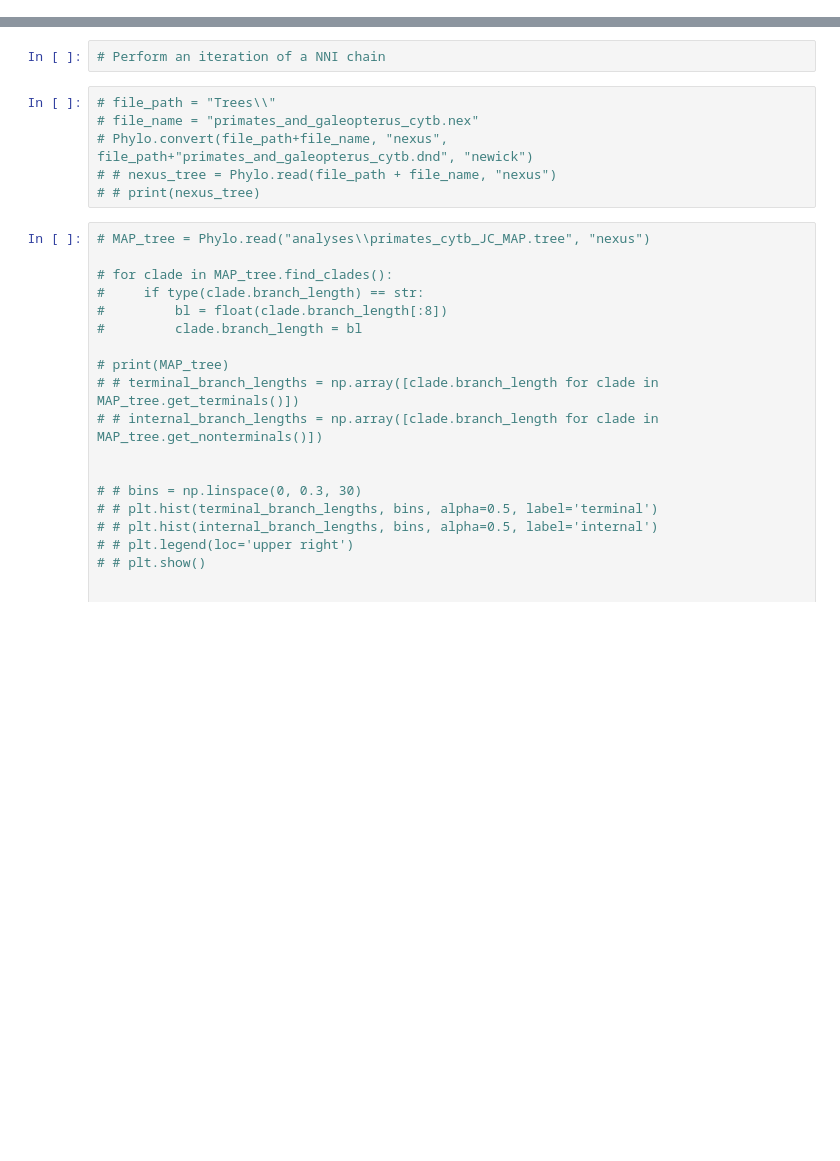
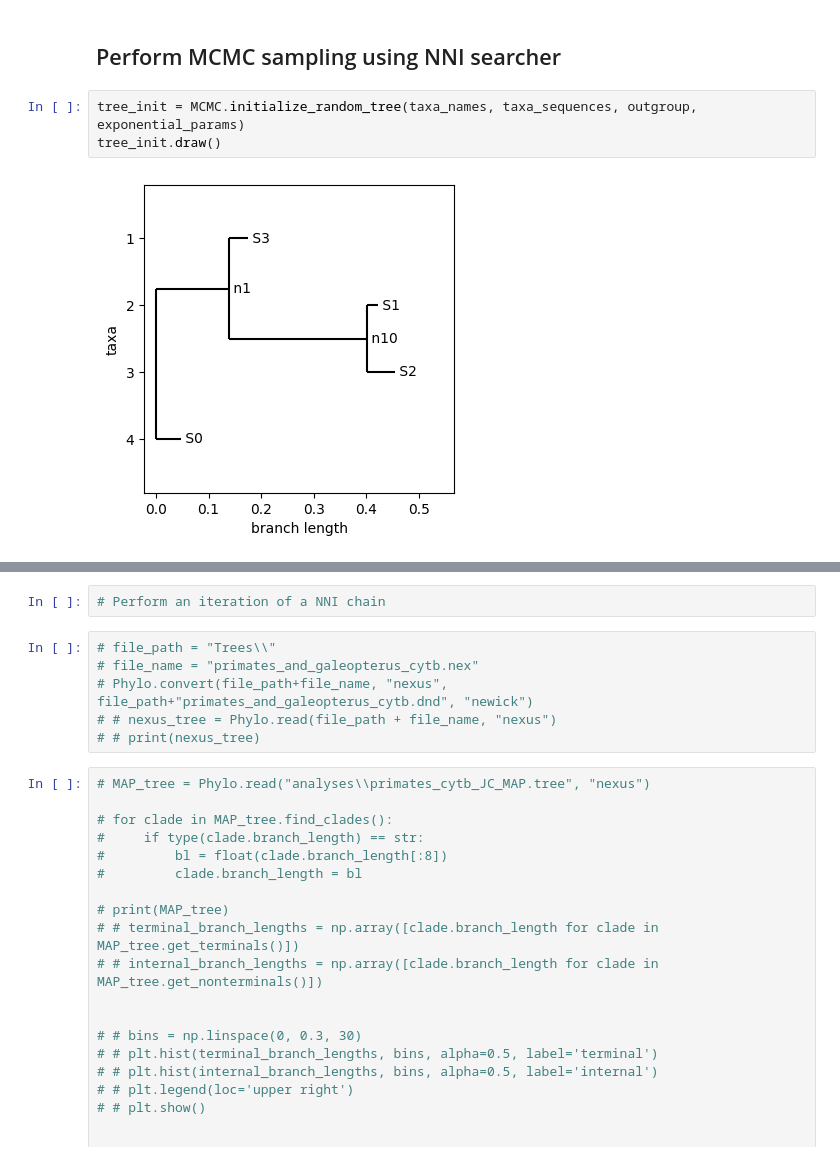
Before and after one commit to LeonMengoni/Bayesian-Phylogenetics, a Jupyter notebook: BayesianPhylogenetics.ipynb, the cells around one changed output, grey strips where cells are left out. Saved outputs shown, nothing was run; the diff lists cells and outputs as text; blank space fills up the shorter version.

```diff
--- a/BayesianPhylogenetics.ipynb
+++ b/BayesianPhylogenetics.ipynb
@@ -230,0 +39,7 @@ Final tree:
+# %% [markdown]
+## Perform MCMC sampling using NNI searcher
+# %%
+tree_init = MCMC.initialize_random_tree(taxa_names, taxa_sequences, outgroup, exponential_params)
+tree_init.draw()
+# %% [output]
+[figure, added]
```
Also changed, not shown: parts of 11 cells of this notebook, 16 other files.
